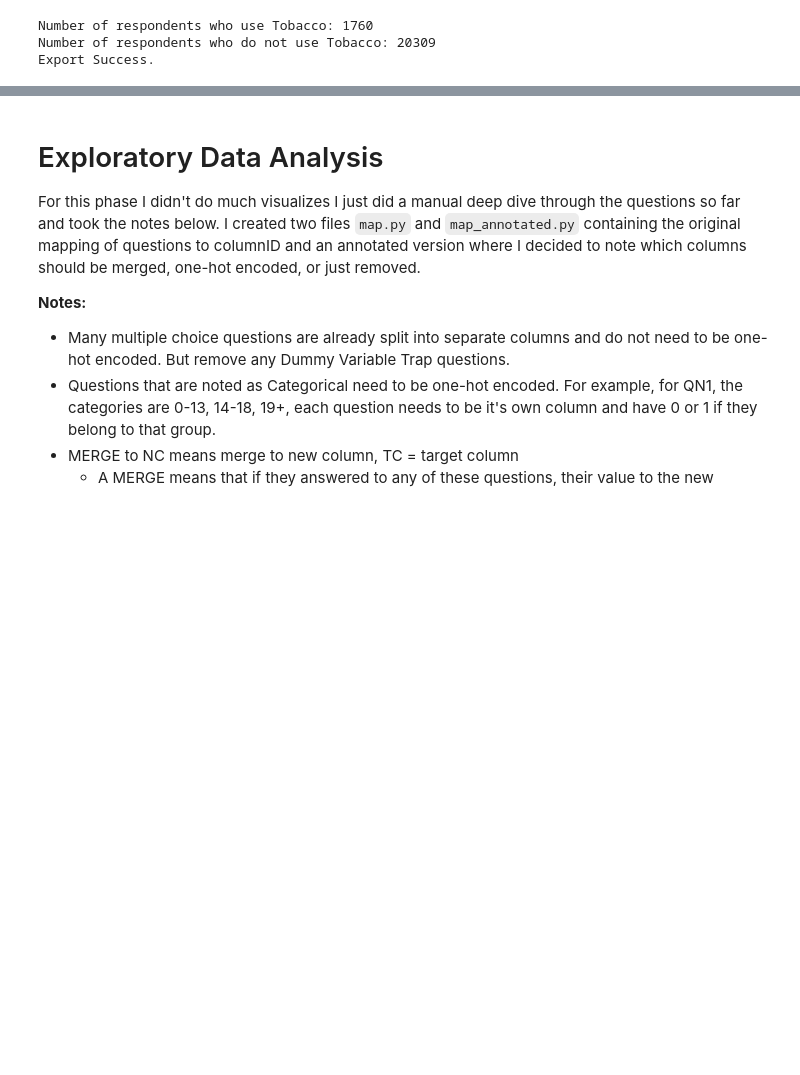
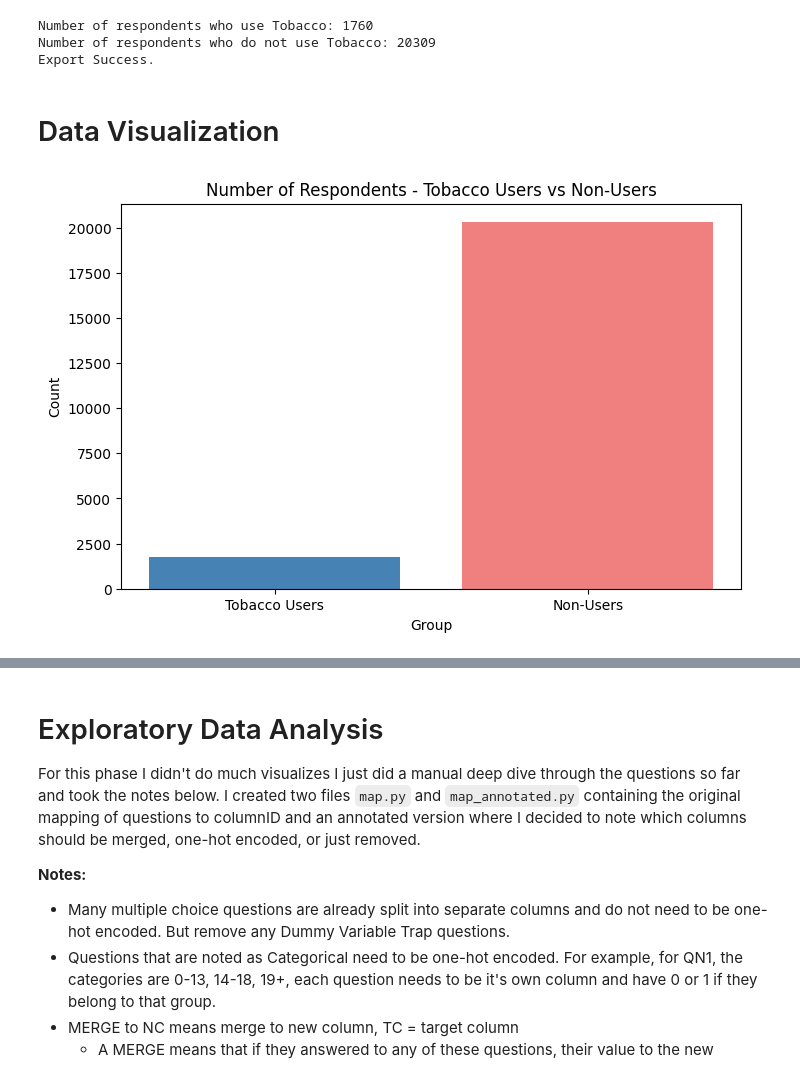
Before and after one commit to jahnltib/predicting-tobacco-use-in-youth, a Jupyter notebook: notebooks/data_preprocessing.ipynb, the cells around one changed output, grey strips where cells are left out. Cells and saved outputs as stored; diff of their text form; code cells hidden in the pictures; blank space fills up the shorter version.

Commit message:
added bar plot for users, and pie chart for age group

```diff
--- a/notebooks/data_preprocessing.ipynb
+++ b/notebooks/data_preprocessing.ipynb
@@ -71,3 +83,18 @@ print("Export Success.")
 Number of respondents who use Tobacco: 1760
 Number of respondents who do not use Tobacco: 20309
 Export Success.
+# %% [markdown]
+# Data Visualization
+# %%
+#comparison between tobacco users and non-users
+user_counts = [len(tobacco_user_df), len(nonuser_df)]
+labels = ['Tobacco Users', 'Non-Users']
+
+plt.figure(figsize=(8, 5))
+plt.bar(labels, user_counts, color=['steelblue', 'lightcoral'])
+plt.title('Number of Respondents - Tobacco Users vs Non-Users')
+plt.xlabel('Group')
+plt.ylabel('Count')
+plt.show()
+# %% [output]
+[figure, added]
```
Also changed, not shown: parts of 5 cells of this notebook.
